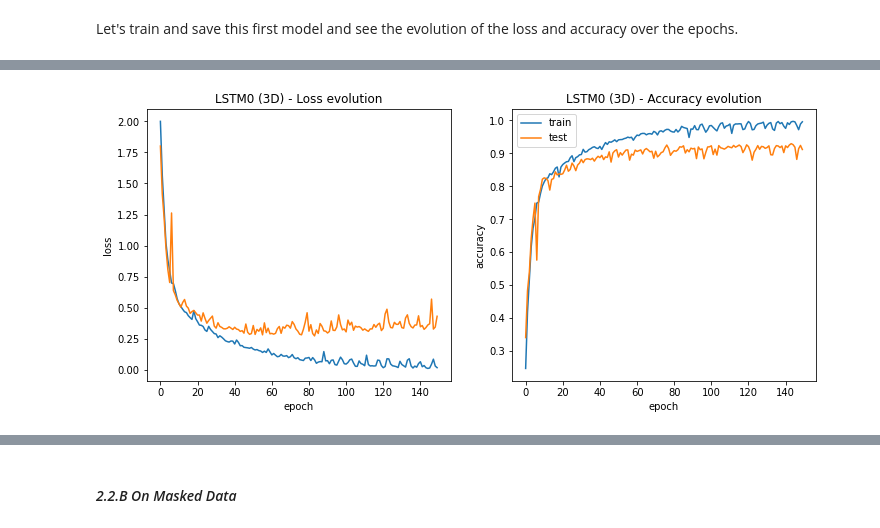
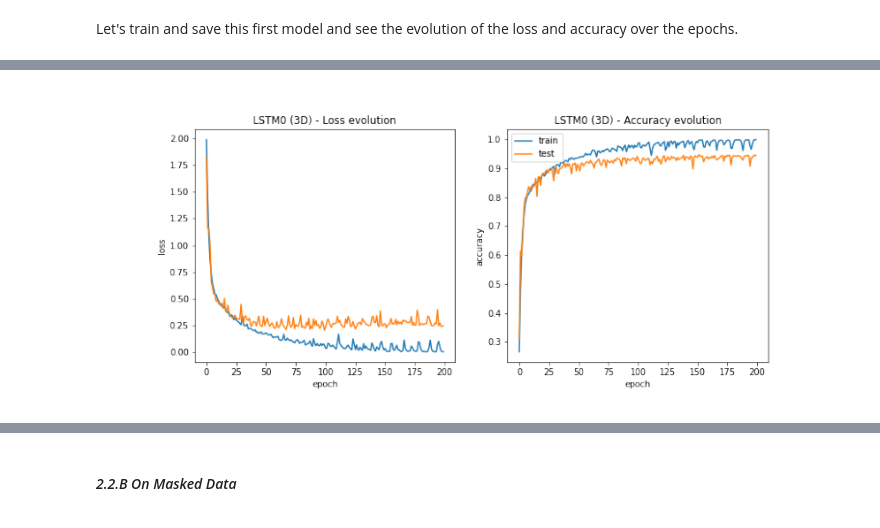
Before and after one commit to anthony-kobanda/human-action-recognition, a Jupyter notebook: model.ipynb, the cells around one changed output, grey strips where cells are left out. Cells and saved outputs as stored; diff of their text form; code cells hidden in the pictures.

```diff
--- a/model.ipynb
+++ b/model.ipynb
@@ -289,5 +289,5 @@ lr_scheduler_LSTM03D = torch.optim.lr_scheduler.StepLR(optimizer_LSTM03D, step_s
 # %% [markdown]
 Let's train and save this first model and see the evolution of the loss and accuracy over the epochs.
 # %%
-nb_epochs = 10
-epoch_print_frequence = 1
+nb_epochs = 200
+epoch_print_frequence = 10
@@ -302,3 +293,0 @@ KeyboardInterrupt:
-# %%
-nb_epochs = 150
-epoch_print_frequence = 10
@@ -323,0 +294,13 @@ epochs 150 (1554 s) | train loss : 0.017724127862181627 | val loss : 0.431173158
+# %%
+if False:
+    losses_accs_LSTM03D = train_model(model_LSTM03D, criterion_LSTM03D, optimizer_LSTM03D, nb_epochs, epoch_print_frequence, train_dataloader3D, val_dataloader3D)
+    torch.save(model_LSTM03D.state_dict(), "./models_saved/LSTM03D.pt")
+
+else:
+
+    print("\
+        epochs  10 (  95 s) | train loss : 0.503461534428 | val loss : 0.488015889535 | train acc : 0.820524146054 | val acc : 0.824602707474\n\
+        epochs  50 ( 452 s) | train loss : 0.173727466939 | val loss : 0.252250215625 | train acc : 0.936690223792 | val acc : 0.914067098293\n\
+        epochs 100 ( 942 s) | train loss : 0.067918642642 | val loss : 0.206346011837 | train acc : 0.975853945818 | val acc : 0.941730429664\n\
+        epochs 150 (1457 s) | train loss : 0.023558179162 | val loss : 0.266941844760 | train acc : 0.993080094228 | val acc : 0.939376103590\n\
+        epochs 200 (1973 s) | train loss : 0.006287749795 | val loss : 0.247811991190 | train acc : 0.998674911660 | val acc : 0.944673337257")
@@ -324,40 +313,29 @@ epochs 150 (1554 s) | train loss : 0.017724127862181627 | val loss : 0.431173158
 # %%
-# since LSTM02D doesn't seem to improve
 if False:
 
     fig, ax = plt.subplots(nrows=1, ncols=2, figsize=(12,5))
 
-    ax[0].set(title="LSTM0 (2D) - Loss evolution")
-    ax[0].plot(losses_accs_LSTM02D[0], label="train")
-    ax[0].plot(losses_accs_LSTM02D[1], label="test")
+    ax[0].set(title="LSTM0 (3D) - Loss evolution")
+    ax[0].plot(losses_accs_LSTM03D[0], label="train")
+    ax[0].plot(losses_accs_LSTM03D[1], label="test")
     ax[0].set_xlabel("epoch")
     ax[0].set_ylabel("loss")
 
-    ax[1].set(title="LSTM0 (2D) - Accuracy evolution")
-    ax[1].plot(losses_accs_LSTM02D[2], label="train")
-    ax[1].plot(losses_accs_LSTM02D[3], label="test")
+    ax[1].set(title="LSTM0 (3D) - Accuracy evolution")
+    ax[1].plot(losses_accs_LSTM03D[2], label="train")
+    ax[1].plot(losses_accs_LSTM03D[3], label="test")
     ax[1].set_xlabel("epoch")
     ax[1].set_ylabel("accuracy")
 
     plt.legend()
+    plt.savefig("./models_saved/LSTM03D_loss_acc.png")
     plt.show()
+
+else:
+
+    img = plt.imread("./models_saved/LSTM03D_loss_acc.png")
+    plt.figure(figsize=(15,15))
+    plt.imshow(img)
+    plt.axis("off")
+# %% [output]
+[figure, added]
-# %%
-fig, ax = plt.subplots(nrows=1, ncols=2, figsize=(12,5))
-
-ax[0].set(title="LSTM0 (3D) - Loss evolution")
-ax[0].plot(losses_accs_LSTM03D[0], label="train")
-ax[0].plot(losses_accs_LSTM03D[1], label="test")
-ax[0].set_xlabel("epoch")
-ax[0].set_ylabel("loss")
-
-ax[1].set(title="LSTM0 (3D) - Accuracy evolution")
-ax[1].plot(losses_accs_LSTM03D[2], label="train")
-ax[1].plot(losses_accs_LSTM03D[3], label="test")
-ax[1].set_xlabel("epoch")
-ax[1].set_ylabel("accuracy")
-
-plt.legend()
-plt.savefig("./models_saved/LSTM03D_loss_acc.png")
-plt.show()
-# %% [output]
-[figure, removed]
```
Also changed, not shown: parts of 82 cells of this notebook, 16 other files.
